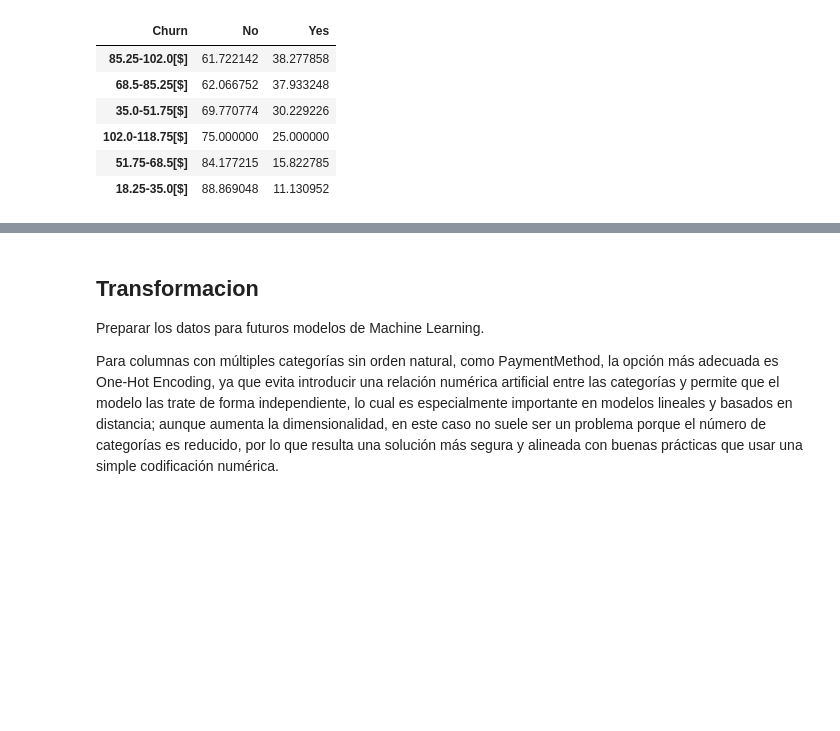
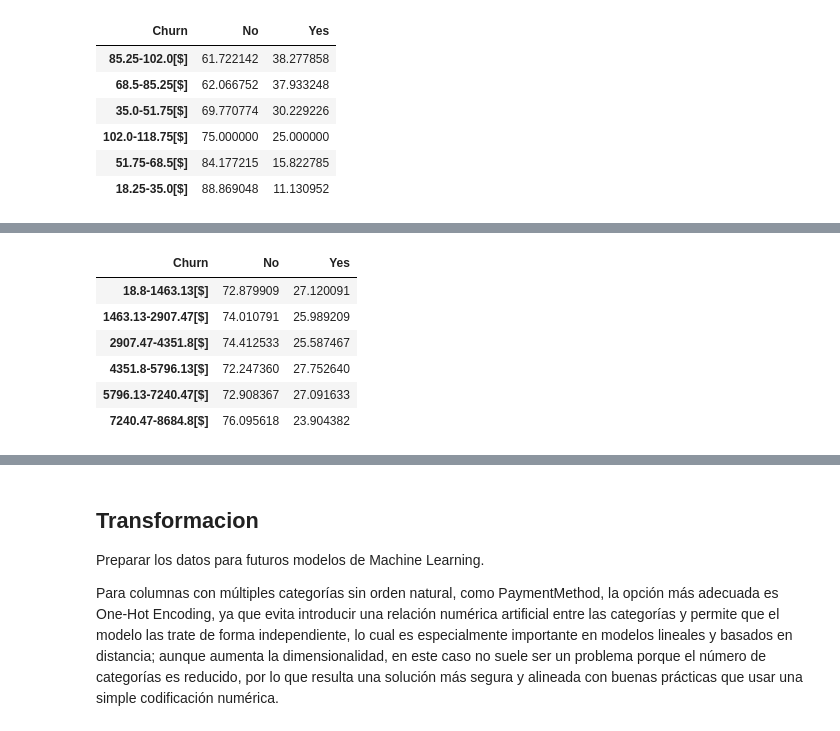
Before and after one commit to JCSR2022/challenge2-data-science-Alura, a Jupyter notebook: challenge2_data_science_Alura.ipynb, the cells around one changed output, grey strips where cells are left out. Saved outputs shown, nothing was run; the diff lists cells and outputs as text; code cells hidden in the pictures; blank space fills up the shorter version.

```diff
--- a/challenge2_data_science_Alura.ipynb
+++ b/challenge2_data_science_Alura.ipynb
@@ -872,0 +898,10 @@ np.float64(40.14184397163121)
+# %%
+df_Charges_Total
+# %% [output]
+| Churn | No | Yes |
+| 18.8-1463.13[$] | 72.879909 | 27.120091 |
+| 1463.13-2907.47[$] | 74.010791 | 25.989209 |
+| 2907.47-4351.8[$] | 74.412533 | 25.587467 |
+| 4351.8-5796.13[$] | 72.247360 | 27.752640 |
+| 5796.13-7240.47[$] | 72.908367 | 27.091633 |
+| 7240.47-8684.8[$] | 76.095618 | 23.904382 |
```
Also changed, not shown: parts of 27 cells of this notebook.
